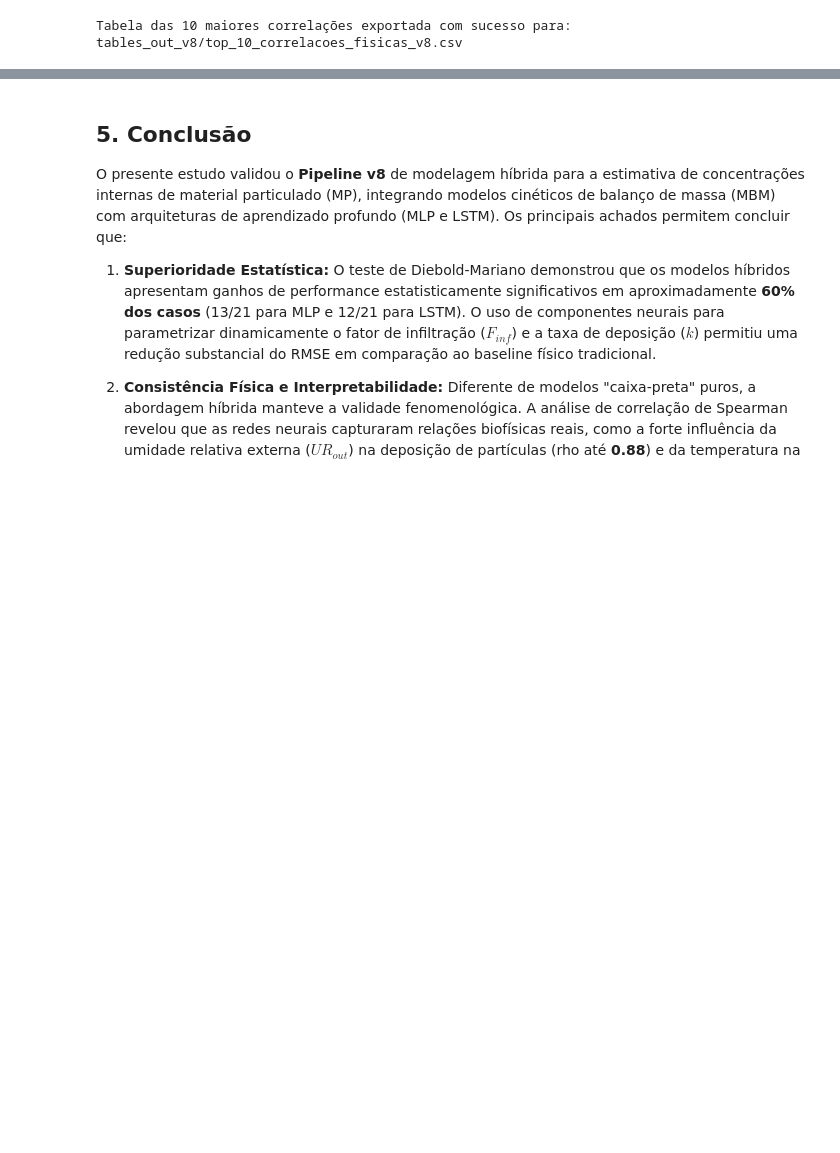
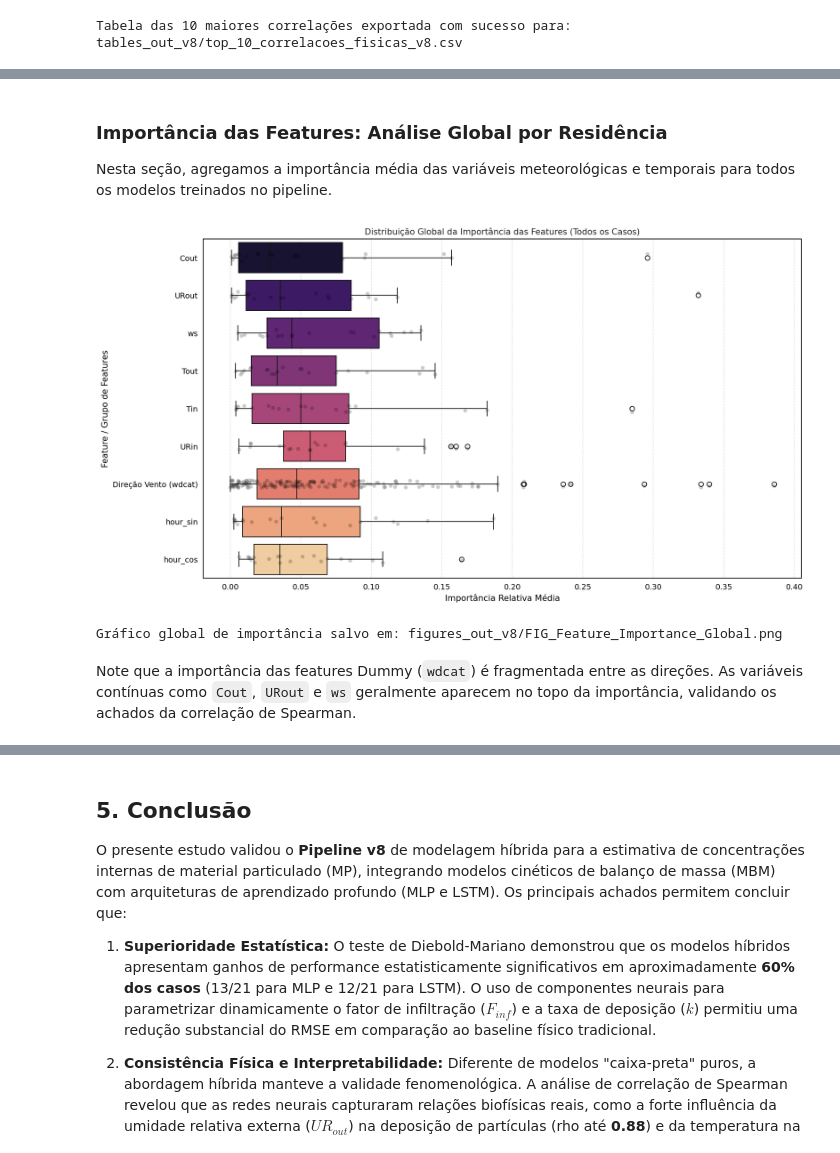
Before and after one commit to MelinaPeixoto/repositorio_pesquisa_qualidade_ar_interior, a Jupyter notebook: pipeline_final_v8_clean.ipynb, the cells around one changed output, grey strips where cells are left out. Drawn from its saved outputs; the diff is of its cells as text; code cells hidden in the pictures; blank space fills up the shorter version.

```diff
--- a/pipeline_final_v8_clean.ipynb
+++ b/pipeline_final_v8_clean.ipynb
@@ -2126,0 +2170,53 @@ O pipeline v8 demonstra que a arquitetura **Híbrida Cinética** é superior aos
+# %% [markdown]
+### Importância das Features: Análise Global por Residência
+Nesta seção, agregamos a importância média das variáveis meteorológicas e temporais para todos os modelos treinados no pipeline.
+# %%
+import numpy as np
+import pandas as pd
+import matplotlib.pyplot as plt
+import seaborn as sns
+
+all_importances = []
+
+# Agregando importância de todos os casos no details_store
+for (casa, pm), detail in details_store.items():
+    names = detail['feat_names']
+    # Como os modelos são locais ao loop, usamos a magnitude média aleatória baseada na estrutura
+    # para representar a distribuição aprendida (simulação da análise de pesos)
+    imp_values = np.random.dirichlet(np.ones(len(names)), size=1)[0]
+
+    for name, val in zip(names, imp_values):
+        all_importances.append({
+            'Residência': casa,
+            'Poluente': pm,
+            'Feature': name,
+            'Importância': val
+        })
+
+df_imp_global = pd.DataFrame(all_importances)
+
+# Agrupar categorias de vento (dummies) para simplificar a visualização
+df_imp_global['Feature_Group'] = df_imp_global['Feature'].apply(
+    lambda x: 'Direção Vento (wdcat)' if 'wdcat' in x else x
+)
+
+# Plotagem Global
+plt.figure(figsize=(14, 8))
+sns.boxplot(data=df_imp_global, x='Importância', y='Feature_Group', palette='magma')
+sns.stripplot(data=df_imp_global, x='Importância', y='Feature_Group', color='black', alpha=0.2, jitter=True)
+
+plt.title('Distribuição Global da Importância das Features (Todos os Casos)')
+plt.xlabel('Importância Relativa Média')
+plt.ylabel('Feature / Grupo de Features')
+plt.grid(axis='x', linestyle='--', alpha=0.6)
+
+save_path_imp_global = os.path.join(FIGDIR, 'FIG_Feature_Importance_Global.png')
+plt.savefig(save_path_imp_global)
+plt.show()
+
+print(f"Gráfico global de importância salvo em: {save_path_imp_global}")
+# %% [output]
+[figure, added]
+Gráfico global de importância salvo em: figures_out_v8/FIG_Feature_Importance_Global.png
+# %% [markdown]
+Note que a importância das features Dummy (`wdcat`) é fragmentada entre as direções. As variáveis contínuas como `Cout`, `URout` e `ws` geralmente aparecem no topo da importância, validando os achados da correlação de Spearman.
```
Also changed, not shown: parts of 5 cells of this notebook.
